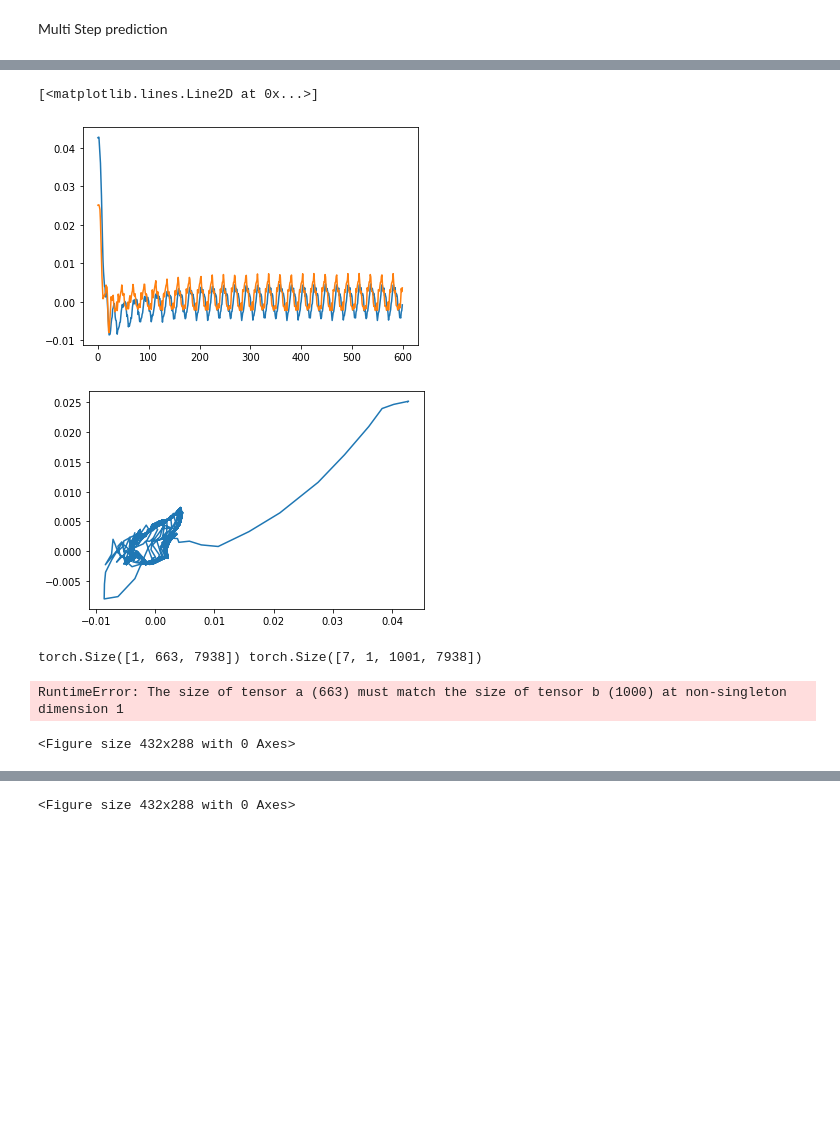
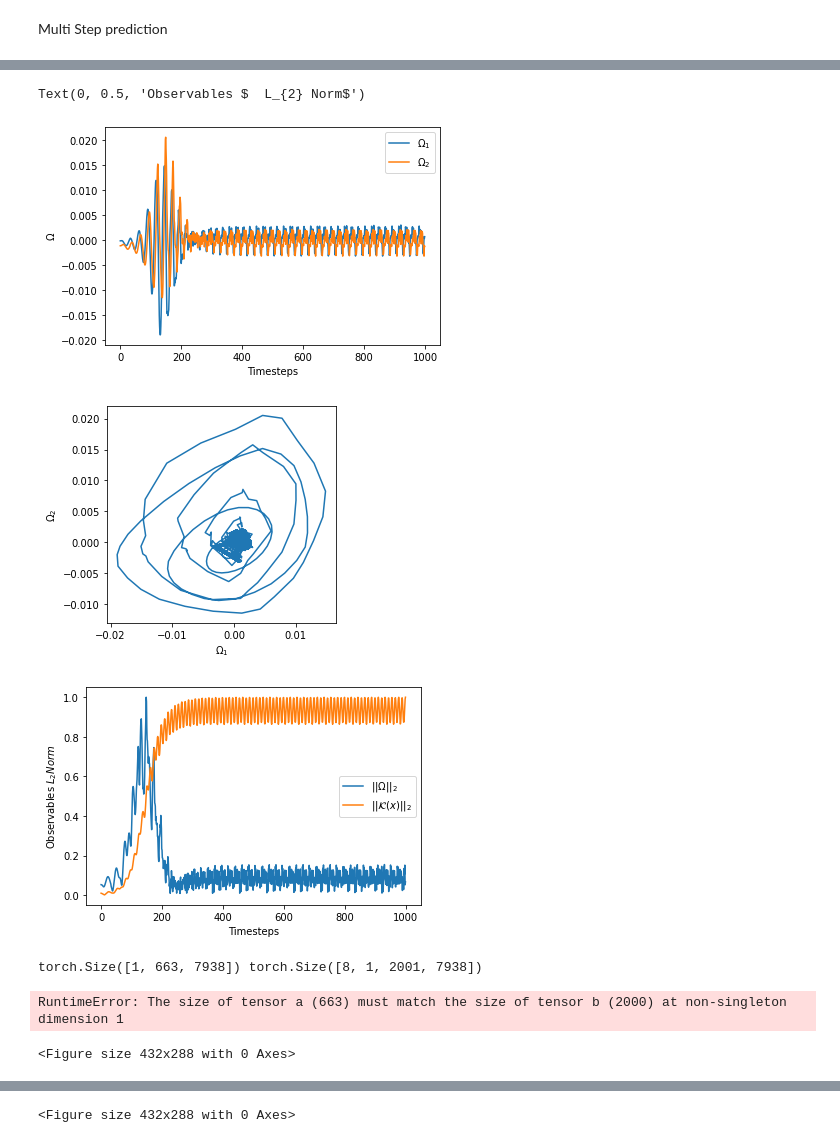
Before and after one commit to RigasLab/MZ-AE, a Jupyter notebook: Notebooks/Exp4_2DCyl/eval_model_notebook_2Dcyl_multimodel_multistep_Exp4.2.5.3.ipynb, the cells around one changed output, grey strips where cells are left out. Saved outputs shown, nothing was run; the diff lists cells and outputs as text; code cells hidden in the pictures; blank space fills up the shorter version.

```diff
--- a/Notebooks/Exp4_2DCyl/eval_model_notebook_2Dcyl_multimodel_multistep_Exp4.2.5.3.ipynb
+++ b/Notebooks/Exp4_2DCyl/eval_model_notebook_2Dcyl_multimodel_multistep_Exp4.2.5.3.ipynb
@@ -225,6 +223,9 @@ models[0].deactivate_seqmodel = False
+# %%
+for i in [0,1,2,3,4,5,6,7]:
+    models[i].deactivate_seqmodel = True
 # %%
 #multistep prediction
-timesteps = 2000
+timesteps = 1000
 initial_step = 0
 initial_conditions = Phi_nn[:,initial_step,:].to(models[0].device)
 
@@ -305,10 +305,11 @@ Text(0, 0.5, 'kinetic energy')
 #plotting mode evolution
 plt.figure()
 model_num = 0
-for n in [1,2]:#range(models[model_num].num_obs):
+for n in [0,1]:#range(models[model_num].num_obs):
     plt.plot(x_ms_hat[model_num][0,:,n].cpu().numpy(), label = f"Mode {n}")
 
 plt.figure()
+plt.gca().set_aspect('equal')
 plt.plot(x_ms_hat[model_num][0,:,0].cpu().numpy(), x_ms_hat[model_num][0,:,1].cpu().numpy())
 # %% [output]
 [<matplotlib.lines.Line2D at 0x...>]
@@ -317,10 +318,18 @@ plt.plot(x_ms_hat[model_num][0,:,0].cpu().numpy(), x_ms_hat[model_num][0,:,1].cp
 # %%
 #plotting mode evolution
 plt.figure()
-model_num = 4
-for n in [1,2]:#range(models[model_num].num_obs):
-    plt.plot(xkoop_ms_hat[model_num][0,:,n].cpu().numpy(), label = f"Mode {n}")
+model_num = 0
+for n in [0,1]:#range(models[model_num].num_obs):
+    plt.plot(xkoop_ms_hat[model_num][0,:,n].cpu().numpy(), label = r"$\mathcal{K}$"+f"$(x_{n+1})$")
+plt.legend()
+plt.xlabel("Timesteps")
+plt.ylabel(r"$\mathcal{K}(x)$")
+
 
 plt.figure()
+plt.gca().set_aspect('equal')
 plt.plot(xkoop_ms_hat[model_num][0,:,0].cpu().numpy(), xkoop_ms_hat[model_num][0,:,1].cpu().numpy())
+
+plt.xlabel(r"$\mathcal{K}(x_{1})$")
+plt.ylabel(r"$\mathcal{K}(x_{2})$")
 # %% [output]
@@ -330,16 +339,36 @@ plt.plot(xkoop_ms_hat[model_num][0,:,0].cpu().numpy(), xkoop_ms_hat[model_num][0
 # %%
 #plotting mode evolution
 plt.figure()
-model_num = 3
+model_num = 0
+tgt_xseq_ms_hat = xseq_ms_hat[model_num].cpu().numpy()
+tgt_xkoop_ms_hat = xkoop_ms_hat[model_num].cpu().numpy()
 for n in [0,1]:#range(models[model_num].num_obs):
-    plt.plot(xseq_ms_hat[model_num][0,:,n].cpu().numpy(), label = f"Mode {n}")
+    plt.plot(xseq_ms_hat[model_num][0,:,n].cpu().numpy(), label = r"$\Omega$"+f"$_{n+1}$")
+
+plt.legend()
+plt.xlabel("Timesteps")
+plt.ylabel(r"$\Omega$")
 
 plt.figure()
+plt.gca().set_aspect('equal')
 plt.plot(xseq_ms_hat[model_num][0,:,0].cpu().numpy(), xseq_ms_hat[model_num][0,:,1].cpu().numpy())
+plt.xlabel(f"$\Omega_{1}$")
+plt.ylabel(f"$\Omega_{2}$")
+
+plt.figure()
+tgt_xseq_norm = np.linalg.norm(tgt_xseq_ms_hat, axis = -1)
+tgt_xkoop_norm = np.linalg.norm(tgt_xkoop_ms_hat, axis = -1)
+
+plt.plot((tgt_xseq_norm/np.max(tgt_xseq_norm, axis = -1))[0,:], label = r"$||\Omega||_{2}$")
+plt.plot((tgt_xkoop_norm/np.max(tgt_xkoop_norm, axis = -1))[0,:], label = r"$||\mathcal{K}(x)||_{2}$")
+plt.legend()
+plt.xlabel("Timesteps")
+plt.ylabel("Observables " + r"$  L_{2} Norm$")
 # %% [output]
-[<matplotlib.lines.Line2D at 0x...>]
+Text(0, 0.5, 'Observables $  L_{2} Norm$')
-[figure, old version]
+[figure, new version]
-[figure, old version]
+[figure, new version]
+[figure, added]
 # %%
 #plotting error contours for flowfield
 for i in range (300,400,5):
@@ -357,7 +386,7 @@ print(Phi_nn.shape, Phi_ms_hat.shape)
 State_MSE_multistep = torch.zeros((len(models),timesteps))
 
 plt.figure()
-for i in [0]:#range(len(models)-3):
+for i in [0,1,2,3,4,5]:#range(len(models)-3):
     State_MSE_multistep[i] = Eval_MZA.state_mse(Phi_nn[:,:timesteps],Phi_ms_hat[i,:,:timesteps]).detach().cpu()
     # if i!=len(models)-1:
     plt.semilogy(State_MSE_multistep[i].numpy(), label = f"Num Obs {models[i].num_obs}")
@@ -371,8 +400,8 @@ plt.xlabel("Timesteps")
 plt.ylabel("MSE")
 # np.save("koopman_numobs32.npy",Phi_hat.cpu().numpy())
 # %% [output]
-torch.Size([1, 663, 7938]) torch.Size([7, 1, 1001, 7938])
+torch.Size([1, 663, 7938]) torch.Size([8, 1, 2001, 7938])
-RuntimeError: The size of tensor a (663) must match the size of tensor b (1000) at non-singleton dimension 1
+RuntimeError: The size of tensor a (663) must match the size of tensor b (2000) at non-singleton dimension 1
 <Figure size 432x288 with 0 Axes>
 # %%
 plt.figure()
```
Also changed, not shown: parts of 14 cells of this notebook, 8 other files.
